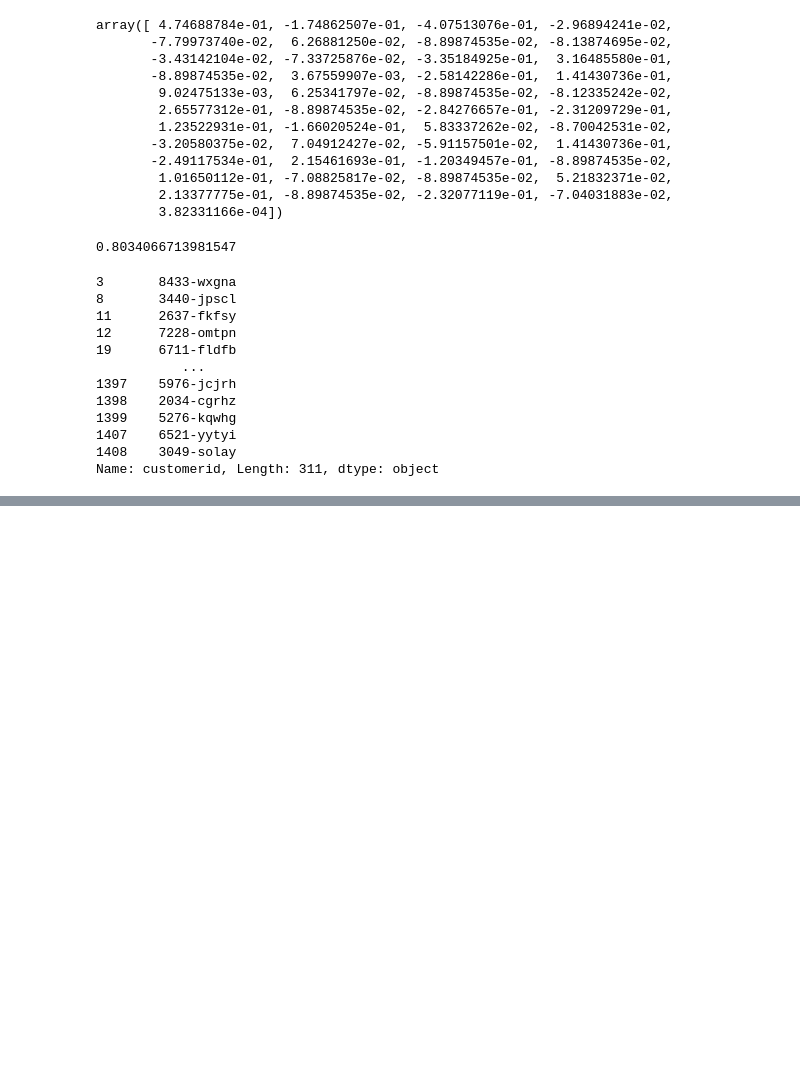
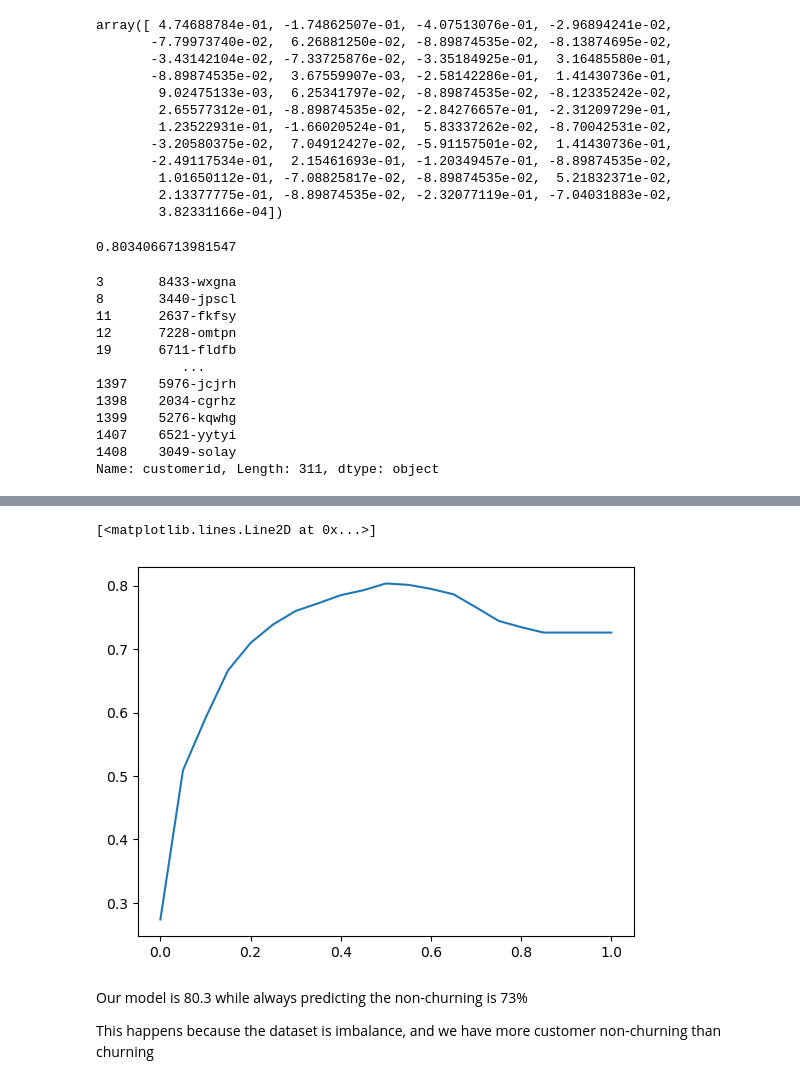
Before and after one commit to sotoblanco/ML-Zoomcamp, a Jupyter notebook: 03-Classification/classification_lessons.ipynb, the cells around one changed output, grey strips where cells are left out. Saved outputs shown, nothing was run; the diff lists cells and outputs as text; code cells hidden in the pictures; blank space fills up the shorter version.

```diff
--- a/03-Classification/classification_lessons.ipynb
+++ b/03-Classification/classification_lessons.ipynb
@@ -420,0 +550,9 @@ Name: customerid, Length: 311, dtype: object
+# %%
+thresholds = np.linspace(0, 1, 21)
+
+scores = []
+
+for t in thresholds:
+    score = accuracy_score(y_val, y_pred >= t)
+    print('%.2f %.3f' % (t, score))
+    scores.append(score)
@@ -420,0 +577,9 @@ Name: customerid, Length: 311, dtype: object
+# %%
+plt.plot(thresholds, scores)
+# %% [output]
+[<matplotlib.lines.Line2D at 0x...>]
+[figure, added]
+# %% [markdown]
+Our model is 80.3 while always predicting the non-churning is 73%
+
+This happens because the dataset is imbalance, and we have more customer non-churning than churning
```
Also changed, not shown: parts of 18 cells of this notebook, 3 other files.
